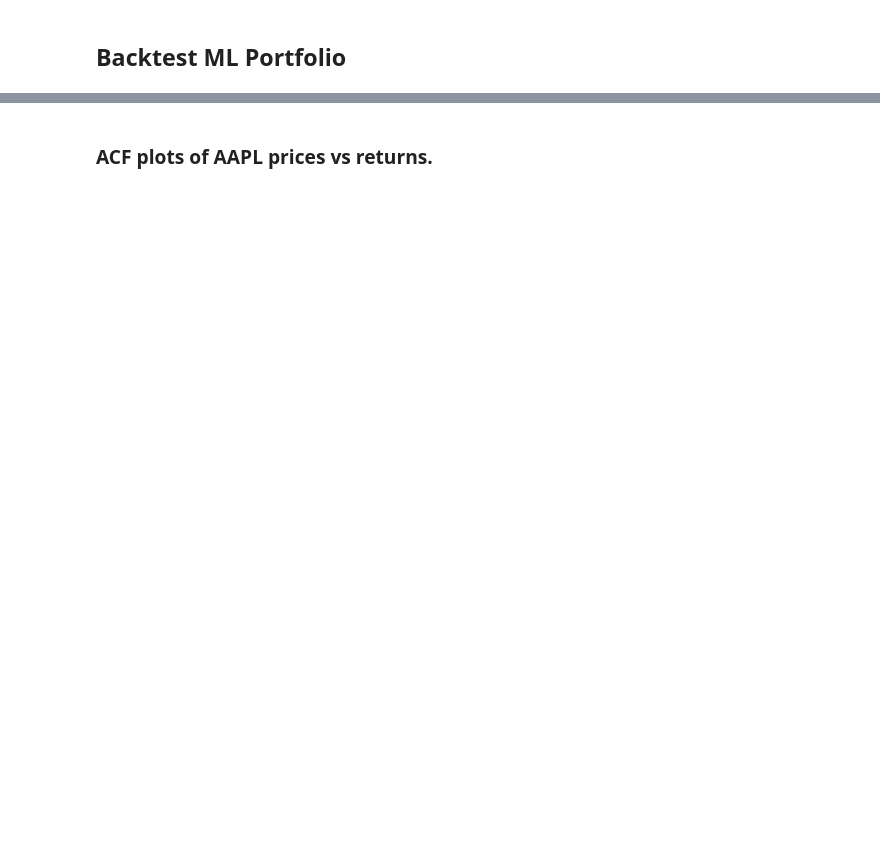
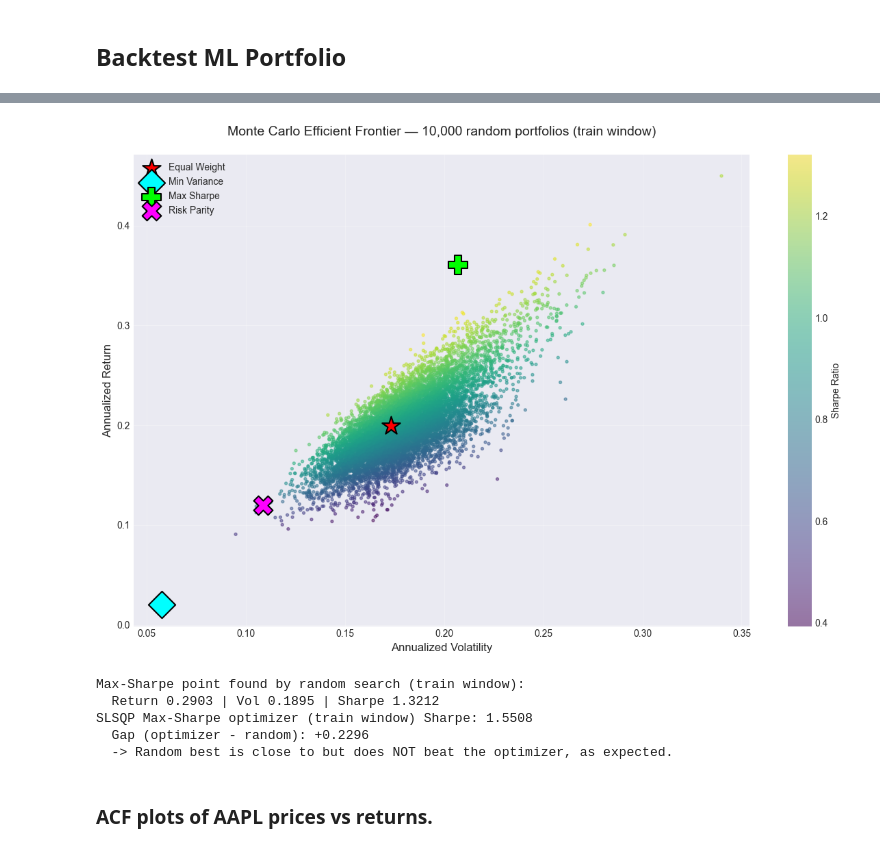
Before and after one commit to ArdahanDogru/ml-portfolio-optimizer, a Jupyter notebook: Portfolio_Analyzer.ipynb, the cells around one changed output, grey strips where cells are left out. Saved outputs shown, nothing was run; the diff lists cells and outputs as text; code cells hidden in the pictures; blank space fills up the shorter version.

```diff
--- a/Portfolio_Analyzer.ipynb
+++ b/Portfolio_Analyzer.ipynb
@@ -567,3 +748,69 @@ print(sharpe_change.round(4))
+# %%
+# Monte Carlo efficient frontier on the TRAIN window.
+# Reuses from the cells above: mean_train, cov_train (both already annualized x252),
+# num_assets, riskFreeRate, annualized_metrics, train_returns, and the four strategy weights.
+np.random.seed(42)  # reproducible random search
+n_portfolios = 10_000
+
+# Dirichlet(alpha=1) gives weights that are non-negative and sum to 1 (uniform over the simplex).
+mc_weights = np.random.dirichlet(np.ones(num_assets), size=n_portfolios)  # shape (n_portfolios, num_assets)
+
+# Annualized return / vol / Sharpe for every random portfolio, computed the SAME way as
+# annualized_metrics(): w @ mean_train and sqrt(w @ cov_train @ w) on the train-window moments.
+mc_returns = mc_weights @ mean_train.values
+mc_vols = np.sqrt(np.einsum('pi,ij,pj->p', mc_weights, cov_train.values, mc_weights))
+mc_sharpe = (mc_returns - riskFreeRate) / mc_vols
+
+# Strategy markers: TRAIN-window return/vol so they sit inside the same cloud.
+strategy_points = {
+    name: annualized_metrics(train_returns @ w)[:2]   # (annual_return, annual_vol)
+    for name, w in strategy_weights.items()
+}
+strategy_styles = {
+    'Equal Weight': ('*', 'red'),
+    'Min Variance': ('D', 'cyan'),
+    'Max Sharpe':   ('P', 'lime'),
+    'Risk Parity':  ('X', 'magenta'),
+}
+
+# --- Efficient frontier scatter: volatility (x) vs return (y), colored by Sharpe ---
+plt.figure(figsize=(12, 8))
+sc = plt.scatter(mc_vols, mc_returns, c=mc_sharpe, cmap='viridis', s=8, alpha=0.5)
+plt.colorbar(sc, label='Sharpe Ratio')
+
+for name, (ret, vol) in strategy_points.items():
+    marker, color = strategy_styles[name]
+    plt.scatter(vol, ret, marker=marker, s=400, c=color,
+                edgecolors='black', linewidths=1.5, zorder=5, label=name)
+
+plt.xlabel('Annualized Volatility', fontsize=12)
+plt.ylabel('Annualized Return', fontsize=12)
+plt.title(f'Monte Carlo Efficient Frontier — {n_portfolios:,} random portfolios (train window)', fontsize=14, pad=20)
+plt.legend(loc='best', framealpha=0.9)
+plt.grid(True, alpha=0.3)
+plt.tight_layout()
+plt.show()
+
+# --- Best random portfolio vs the SLSQP Max-Sharpe optimizer (both on train moments) ---
+best_idx = mc_sharpe.argmax()
+best_sharpe_mc = mc_sharpe[best_idx]
+opt_sharpe_train = annualized_metrics(train_returns @ max_sharpe_weights)[2]
+
+print("Max-Sharpe point found by random search (train window):")
+print(f"  Return {mc_returns[best_idx]:.4f} | Vol {mc_vols[best_idx]:.4f} | Sharpe {best_sharpe_mc:.4f}")
+print(f"SLSQP Max-Sharpe optimizer (train window) Sharpe: {opt_sharpe_train:.4f}")
+print(f"  Gap (optimizer - random): {opt_sharpe_train - best_sharpe_mc:+.4f}")
+if best_sharpe_mc <= opt_sharpe_train:
+    print("  -> Random best is close to but does NOT beat the optimizer, as expected.")
+else:
+    print("  -> Random search edged out the optimizer (the SLSQP solution is only locally optimal here).")
+# %% [output]
+[figure, added]
+Max-Sharpe point found by random search (train window):
+  Return 0.2903 | Vol 0.1895 | Sharpe 1.3212
+SLSQP Max-Sharpe optimizer (train window) Sharpe: 1.5508
+  Gap (optimizer - random): +0.2296
+  -> Random best is close to but does NOT beat the optimizer, as expected.
 # %% [markdown]
 ###  ACF plots of AAPL prices vs returns.
 # %%
```
Also changed, not shown: parts of 17 cells of this notebook, 1 other file.
